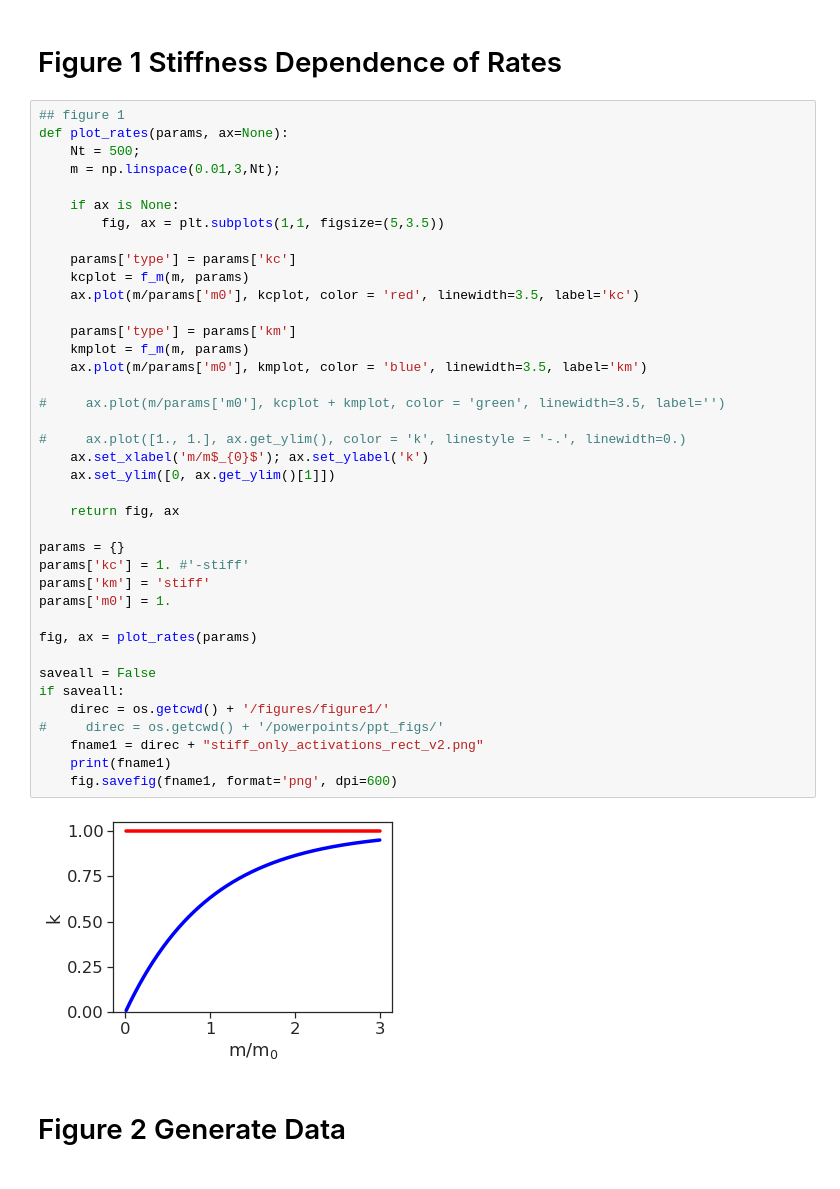
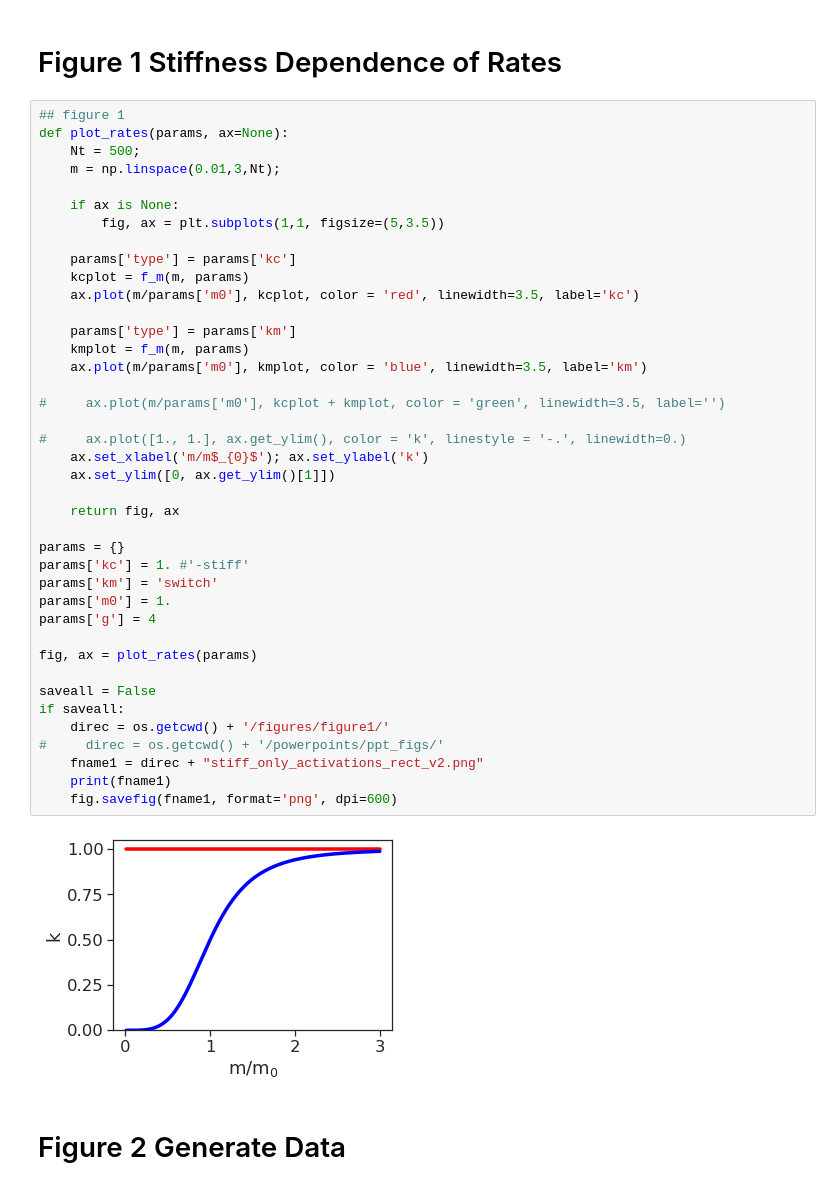
Before and after one commit to chris-price19/cell-mech-memory, a Jupyter notebook: mechanical_memory_general_v6.ipynb, the cells around one changed output. Saved outputs shown, nothing was run; the diff lists cells and outputs as text.

Commit message:
m_switch
before deleting a bunch of old code that's not being used. roll back to here if needed..

```diff
--- a/mechanical_memory_general_v6.ipynb
+++ b/mechanical_memory_general_v6.ipynb
@@ -51,35 +54,36 @@ def plot_rates(params, ax=None):
     params['type'] = params['kc']
     kcplot = f_m(m, params)
     ax.plot(m/params['m0'], kcplot, color = 'red', linewidth=3.5, label='kc')
 
     params['type'] = params['km']
     kmplot = f_m(m, params)
     ax.plot(m/params['m0'], kmplot, color = 'blue', linewidth=3.5, label='km')
 
 #     ax.plot(m/params['m0'], kcplot + kmplot, color = 'green', linewidth=3.5, label='')
 
 #     ax.plot([1., 1.], ax.get_ylim(), color = 'k', linestyle = '-.', linewidth=0.)
     ax.set_xlabel('m/m$_{0}$'); ax.set_ylabel('k')
     ax.set_ylim([0, ax.get_ylim()[1]])
 
     return fig, ax
 
 params = {}
 params['kc'] = 1. #'-stiff'
-params['km'] = 'stiff'
+params['km'] = 'switch'
 params['m0'] = 1.
+params['g'] = 4
 
 fig, ax = plot_rates(params)
 
 saveall = False
 if saveall:
     direc = os.getcwd() + '/figures/figure1/'
 #     direc = os.getcwd() + '/powerpoints/ppt_figs/'
     fname1 = direc + "stiff_only_activations_rect_v2.png"
     print(fname1)
     fig.savefig(fname1, format='png', dpi=600)
 # %% [output]
-[figure, old version]
+[figure, new version]
 # %% [markdown]
 # Figure 2 Generate Data
 # %%
```
Also changed, not shown: parts of 4 cells of this notebook, 15 other files.
